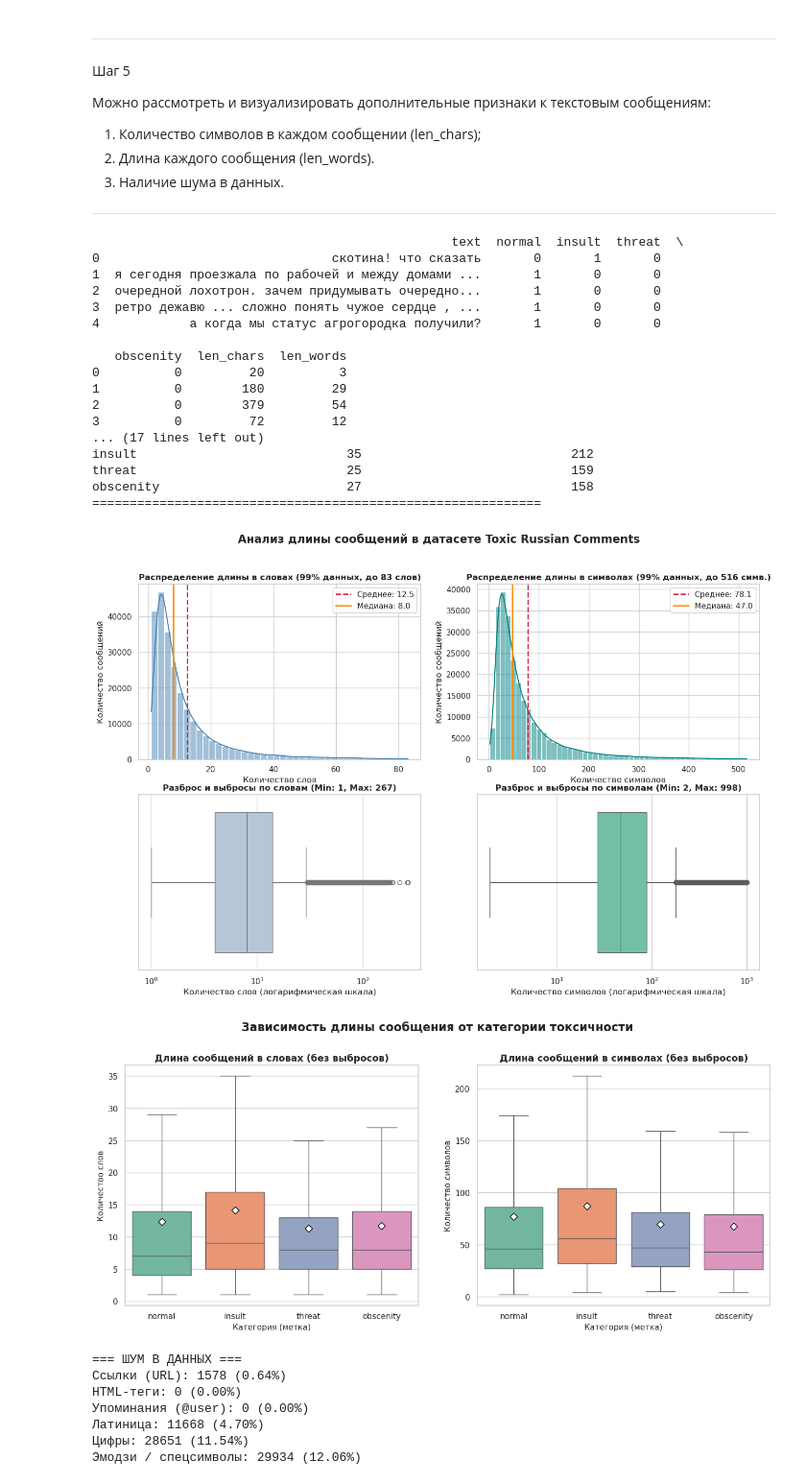
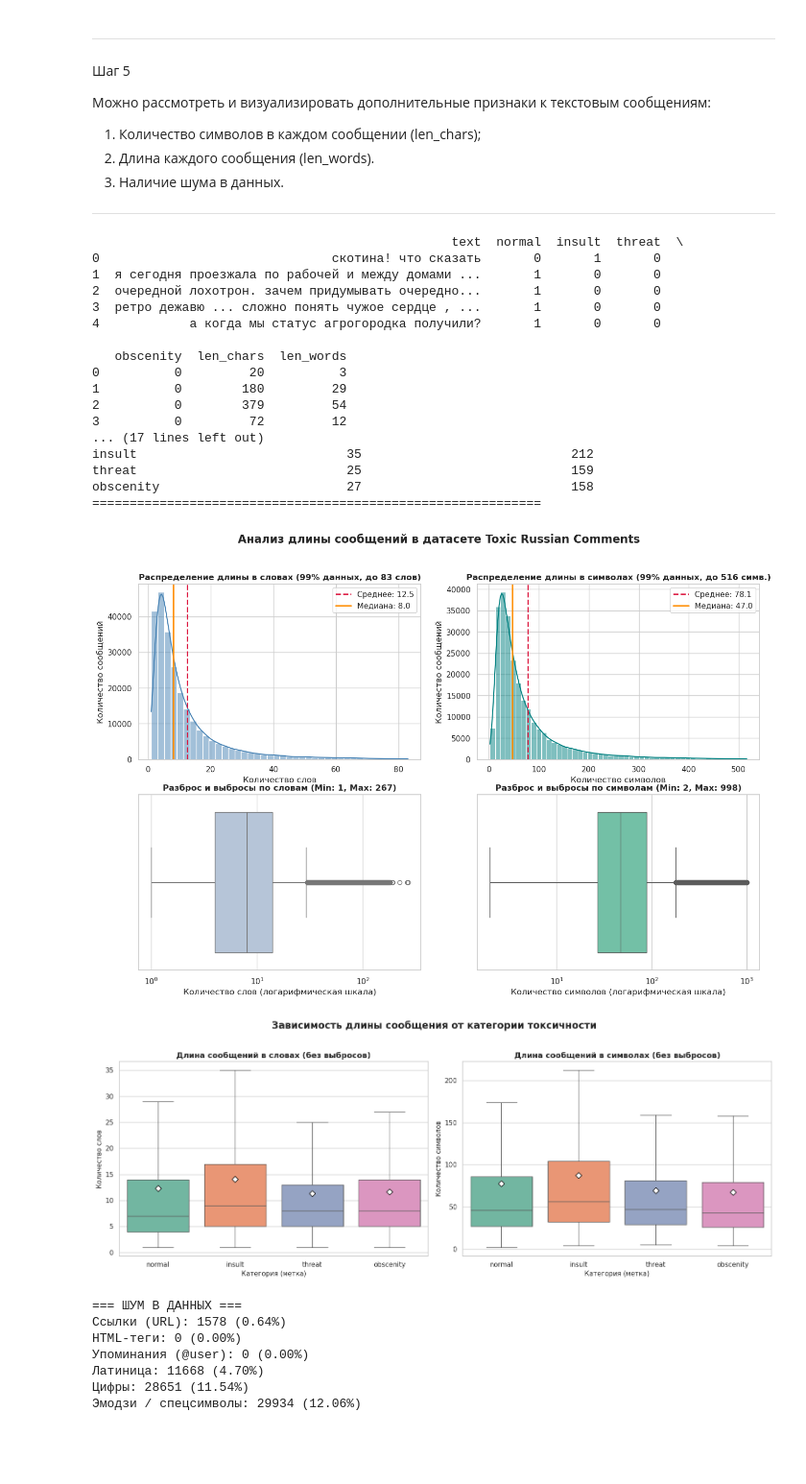
Before and after one commit to AI26-messages-tone-project/project, a Jupyter notebook: eda_analysis/eda_analysis.ipynb, the cells around one changed output. Shown at 96% size. Cells and saved outputs as stored; diff of their text form; code cells hidden in the pictures; blank space fills up the shorter version.

```diff
--- a/eda_analysis/eda_analysis.ipynb
+++ b/eda_analysis/eda_analysis.ipynb
@@ -424,34 +424,37 @@ def max_without_outliers(series):
 max_no_outliers = (
     df_melted.groupby('label')[['len_words', 'len_chars']]
     .agg(max_without_outliers)
     .loc[labels]
 )
 max_no_outliers.columns = ['Макс. слов (без выбросов)', 'Макс. символов (без выбросов)']
 
 print('=' * 60)
 print('Максимальная длина сообщений по категориям (без выбросов):')
 print(max_no_outliers)
 print('=' * 60)
+
+plt.tight_layout()
+plt.show()
 # %% [output]
                                                 text  normal  insult  threat  \
 0                               скотина! что сказать       0       1       0
 1  я сегодня проезжала по рабочей и между домами ...       1       0       0
 2  очередной лохотрон. зачем придумывать очередно...       1       0       0
 3  ретро дежавю ... сложно понять чужое сердце , ...       1       0       0
 4            а когда мы статус агрогородка получили?       1       0       0
 
    obscenity  len_chars  len_words
 0          0         20          3
 1          0        180         29
 2          0        379         54
 3          0         72         12
 ... (17 lines left out)
 insult                            35                            212
 threat                            25                            159
 obscenity                         27                            158
 ============================================================
 [figure]
-[figure, old version]
+[figure, new version]
 # %%
 # Шум в данных
 
```
Also changed, not shown: parts of 4 cells of this notebook.
